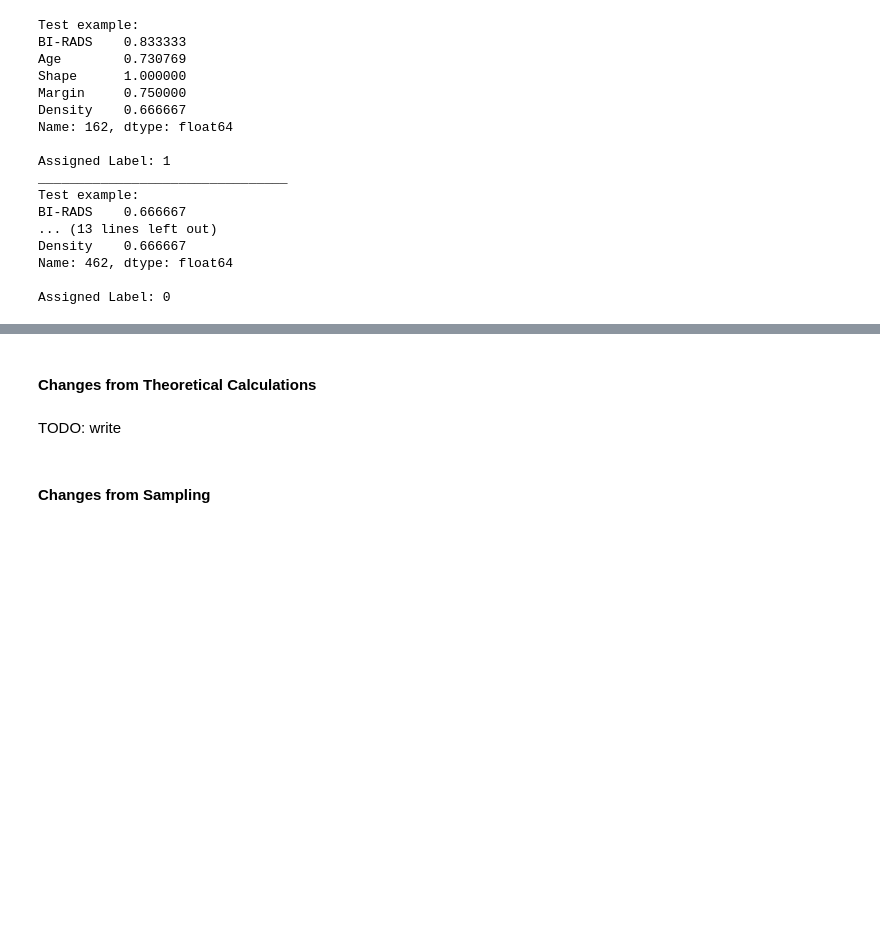
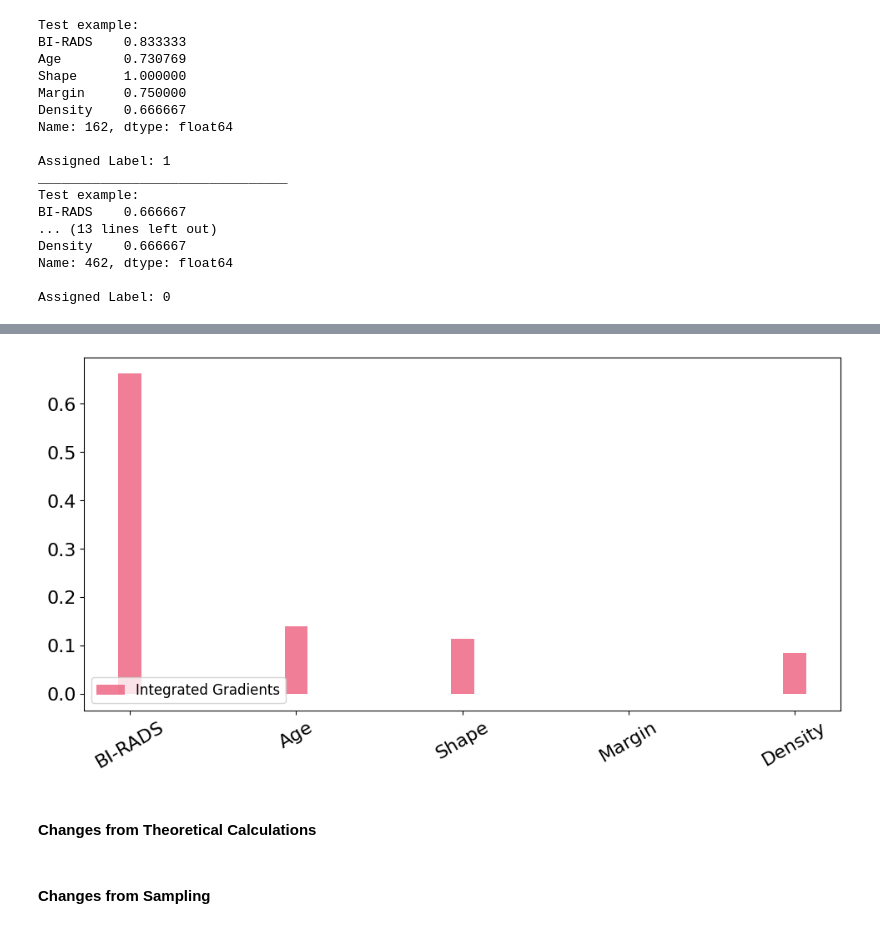
Before and after one commit to MatTheTab/Decision_Analysis, a Jupyter notebook: Project_3/BDA_Project_3.ipynb, the cells around one changed output, grey strips where cells are left out. Cells and saved outputs as stored; diff of their text form; code cells hidden in the pictures; blank space fills up the shorter version.

```diff
--- a/Project_3/BDA_Project_3.ipynb
+++ b/Project_3/BDA_Project_3.ipynb
@@ -1197,4 +1236,30 @@ plt.show()
+# %%
+X_test_torch_example = torch.tensor(X_test.values).float()[8:10]
+# ones_tensor = torch.ones_like(X_test_torch_example)
+
+ig = IntegratedGradients(ann_model)
+ig_attr_test, delta = ig.attribute(X_test_torch_example, n_steps=50, return_convergence_delta=True)
+# ig_attr_test, delta = ig.attribute(X_test_torch_example, n_steps=50, return_convergence_delta=True,
+#                                    baselines=ones_tensor)
+
+ig_attr_test_sum = ig_attr_test.detach().numpy().sum(0)
+ig_attr_test_norm_sum = ig_attr_test_sum / np.linalg.norm(ig_attr_test_sum, ord=1)
+
+x_axis_data = np.arange(X_test_torch_example.shape[1])
+plt.figure(figsize=(10, 5))
+ax = plt.subplot()
+width = 0.14
+ax.bar(x_axis_data, ig_attr_test_norm_sum, width, align='center', alpha=0.8, color='#eb5e7c')
+ax.autoscale_view()
+plt.tight_layout()
+
+x_axis_data_labels = list(map(lambda idx: feature_names[idx], x_axis_data))
+ax.set_xticks(x_axis_data)
+ax.set_xticklabels(x_axis_data_labels, rotation=30)
+
+plt.legend(["Integrated Gradients"], loc=3)
+plt.show()
+# %% [output]
+[figure, added]
 # %% [markdown]
 #### Changes from Theoretical Calculations
-# %% [markdown]
-TODO: write
```
Also changed, not shown: parts of 37 cells of this notebook.
